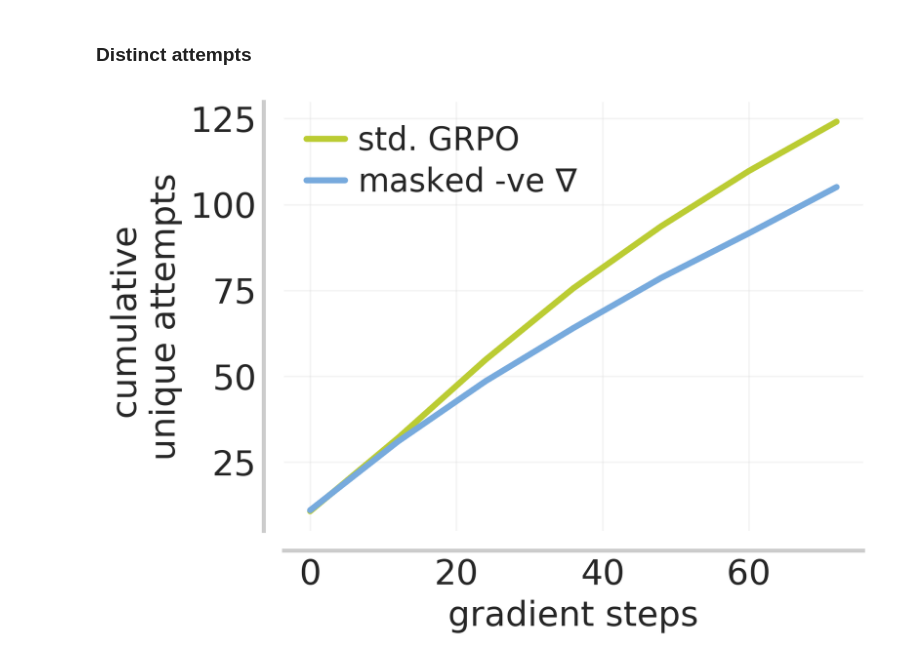
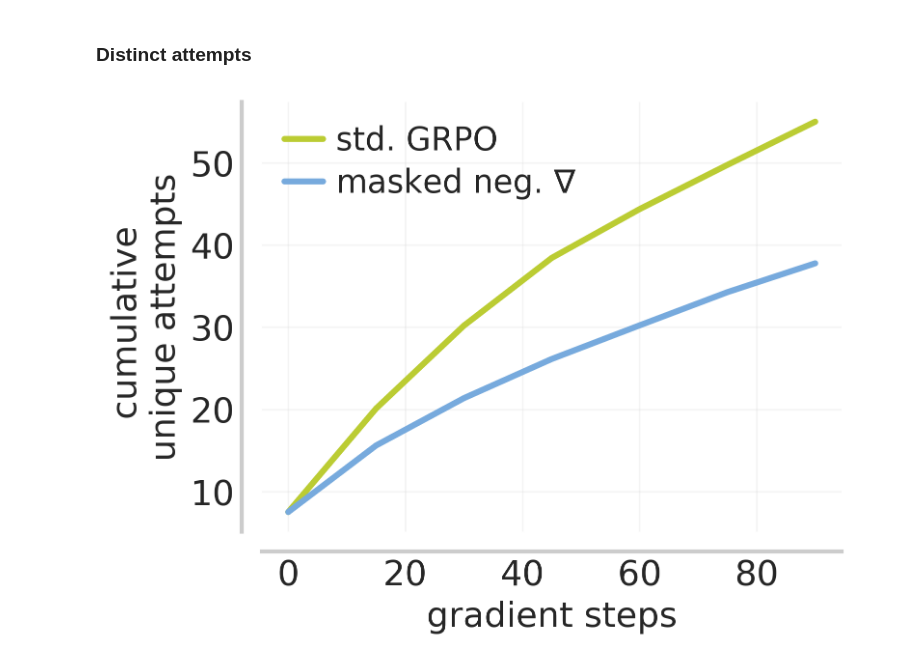
Before and after one commit to matthewyryang/countdown-curriculum, a Jupyter notebook: analysis/negative_grad/diversity.ipynb, the cells around one changed output. Drawn from its saved outputs; the diff is of its cells as text; code cells hidden in the pictures.

```diff
--- a/analysis/negative_grad/diversity.ipynb
+++ b/analysis/negative_grad/diversity.ipynb
@@ -59,8 +59,8 @@ plt.show()
 ### Distinct attempts
 # %%
 START_STEP = 0
-END_STEP = 72
-TEST_FREQ = 12
+END_STEP = 90
+TEST_FREQ = 15
 # %%
 folder_to_step_to_rollouts = defaultdict(lambda: dict())
 
@@ -72,18 +72,15 @@ for folder in ['normal', 'positive']:
 # %%
 tokenizer = AutoTokenizer.from_pretrained("d1shs0ap/cognitive-behaviors-Llama-3.2-3B")
 # %%
-def extract_equations(attempt):
-    equation_line_pattern = re.compile(r'^([\d\s\+\-\*/=]+)')
+def extract_equations(text):
+    # Define regex pattern to match equations of the form "a op b = c"
+    pattern = re.compile(r'\b\d+\s*[\+\-\*/]\s*\d+\s*=\s*\d+(\.\d+)?\b')
 
+    # Go line by line and match
     equations = []
-    for line in attempt.strip().split('\n'):
-        line = line.strip()
-        match = equation_line_pattern.match(line)
+    for line in text.split('\n'):
+        match = pattern.search(line)
         if match:
-            cleaned_eq = match.group(1).strip()
-            equations.append(cleaned_eq)
-        elif any(op in line for op in '+-*/='):  # fallback: manually extract left side before any annotation
-            cleaned_eq = re.split(r'\s*\(.*?\)', line)[0].strip()
-            equations.append(cleaned_eq)
+            equations.append(match.group())
 
-    return equations
+    return '\n'.join(equations)
@@ -116,8 +140,8 @@ for folder in ['normal', 'positive']:
                 rollout = rollouts[i * 8 + j]
 
                 for attempt in set(rollout['output'].split('\n\n')):
-                    problem_to_cum_attempts[i].add('\n'.join(extract_equations(attempt)))
-                    problem_to_cur_attempts[i].add('\n'.join(extract_equations(attempt)))
+                    problem_to_cum_attempts[i].add(extract_equations(attempt))
+                    problem_to_cur_attempts[i].add(extract_equations(attempt))
 
                 successes += rollout['score']
                 total += 1
@@ -131,7 +155,7 @@ for folder in ['normal', 'positive']:
     if folder == 'normal':
         text = r'std. GRPO'
     else:
-        text = r'masked -ve $\nabla$'
+        text = r'masked neg. $\nabla$'
 
     sns.lineplot(x=range(START_STEP, END_STEP + 1, TEST_FREQ), y=k, ax=k_ax, linewidth=3, markersize=8, color=COLORS[0] if folder == 'normal' else COLORS[1], label=f'{text}', linestyle='-')
     # sns.lineplot(x=range(START_STEP, END_STEP + 1, TEST_FREQ), y=p, ax=p_ax, linewidth=3, markersize=8, color=COLORS[0] if folder == 'normal' else COLORS[1], label=f'{text}',  linestyle='--')
@@ -158,31 +182,31 @@ plot_utils._annotate_and_decorate_axis(k_ax,
 k_ax.legend(
         prop={'size': 16},         # Slightly smaller font
         ncol=1,                    # Keep 1 column
         frameon=False,             # No box
         handlelength=1.2,          # Shrink line length
         handletextpad=0.4,         # Shrink space between marker and text
         borderpad=0.2,             # Shrink border padding inside legend box
         labelspacing=0.3,          # Reduce vertical space between entries
         loc="upper left",                # Optional: auto position
         markerscale=0.8,            # Shrink marker size
         # bbox_to_anchor=(-0.1, 1)
     )
 
 # p_ax.legend(
 #         prop={'size': 16},         # Slightly smaller font
 #         ncol=1,                    # Keep 1 column
 #         frameon=False,             # No box
 #         handlelength=1.2,          # Shrink line length
 #         handletextpad=0.4,         # Shrink space between marker and text
 #         borderpad=0.2,             # Shrink border padding inside legend box
 #         labelspacing=0.3,          # Reduce vertical space between entries
 #         loc="center right",                # Optional: auto position
 #         markerscale=0.8,            # Shrink marker size
 #         # bbox_to_anchor=(-0.1, 1)
 #     )
 
 plt.savefig("plots/ng_countdown_unique_attempts.pdf", bbox_inches='tight',pad_inches=0)
 
 plt.show()
 # %% [output]
-[figure, old version]
+[figure, new version]
```
Also changed, not shown: parts of 6 cells of this notebook, 27 other files.
